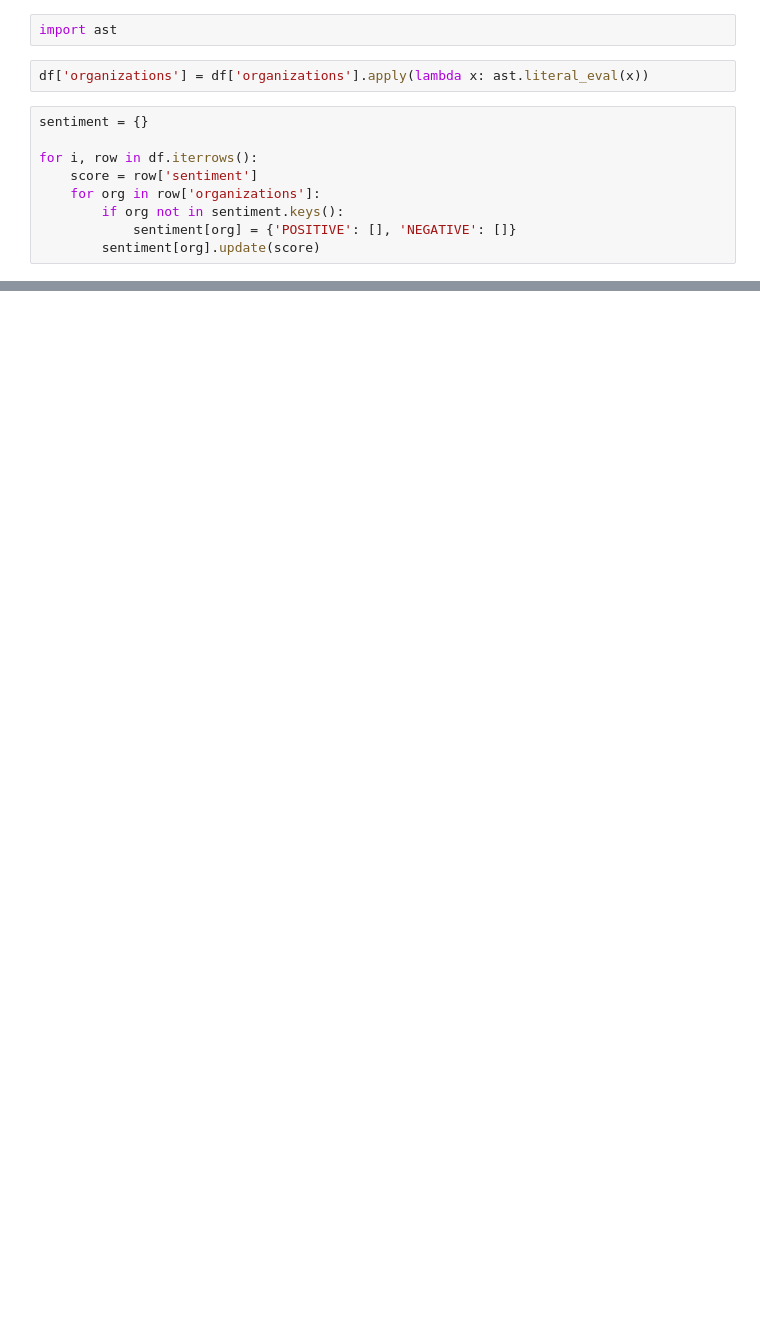
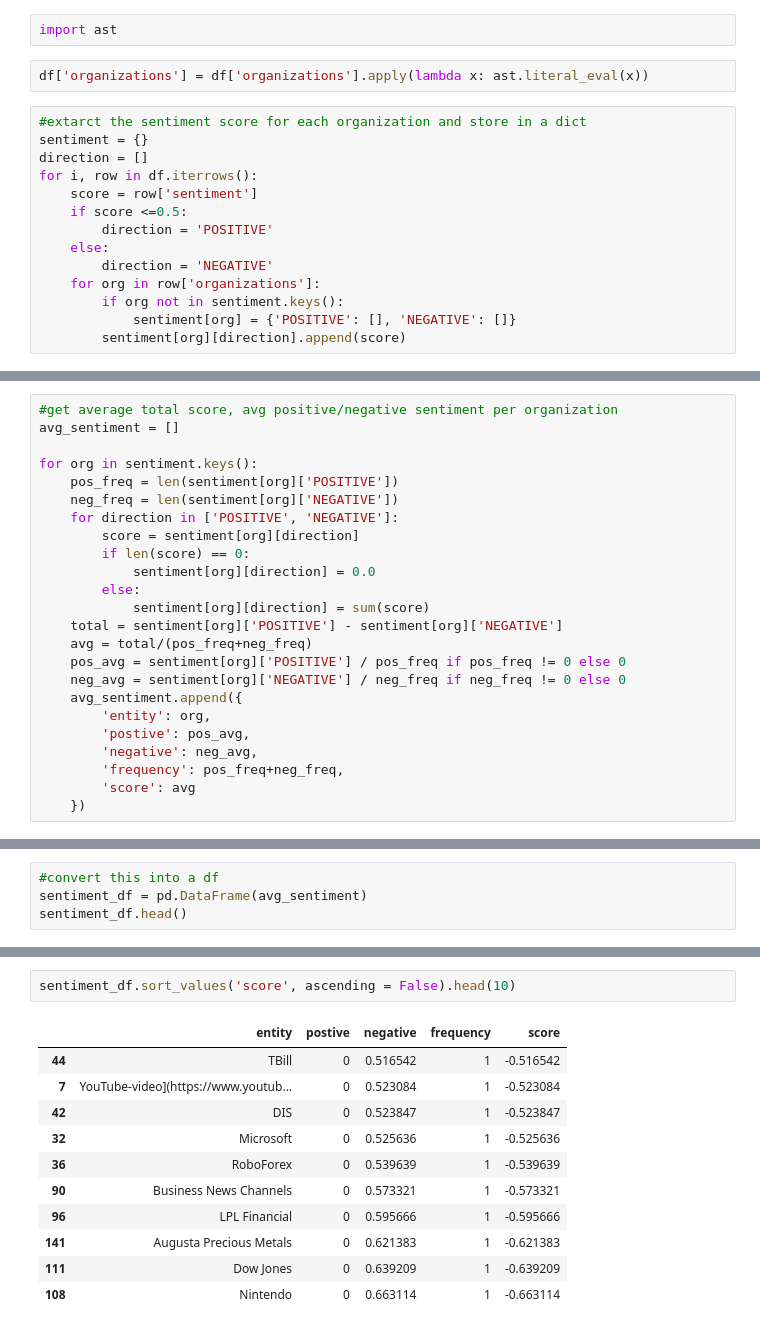
Before and after one commit to Zulaikha1207/Attention-It-s-Transformers---NLP-projects, a Jupyter notebook: Named_Entity_Recognition/intro/NER_with_sentiment.ipynb, the cells around one changed output, grey strips where cells are left out. Saved outputs shown, nothing was run; the diff lists cells and outputs as text; blank space fills up the shorter version.

```diff
--- a/Named_Entity_Recognition/intro/NER_with_sentiment.ipynb
+++ b/Named_Entity_Recognition/intro/NER_with_sentiment.ipynb
@@ -80,11 +48,16 @@ import ast
 # %%
 df['organizations'] = df['organizations'].apply(lambda x: ast.literal_eval(x))
 # %%
+#extarct the sentiment score for each organization and store in a dict
 sentiment = {}
-
+direction = []
 for i, row in df.iterrows():
     score = row['sentiment']
+    if score <=0.5:
+        direction = 'POSITIVE'
+    else:
+        direction = 'NEGATIVE'
     for org in row['organizations']:
         if org not in sentiment.keys():
             sentiment[org] = {'POSITIVE': [], 'NEGATIVE': []}
-        sentiment[org].update(score)
+        sentiment[org][direction].append(score)
@@ -92,0 +88,24 @@ TypeError: 'float' object is not iterable
+# %%
+#get average total score, avg positive/negative sentiment per organization
+avg_sentiment = []
+
+for org in sentiment.keys():
+    pos_freq = len(sentiment[org]['POSITIVE'])
+    neg_freq = len(sentiment[org]['NEGATIVE'])
+    for direction in ['POSITIVE', 'NEGATIVE']:
+        score = sentiment[org][direction]
+        if len(score) == 0:
+            sentiment[org][direction] = 0.0
+        else:
+            sentiment[org][direction] = sum(score)
+    total = sentiment[org]['POSITIVE'] - sentiment[org]['NEGATIVE']
+    avg = total/(pos_freq+neg_freq)
+    pos_avg = sentiment[org]['POSITIVE'] / pos_freq if pos_freq != 0 else 0
+    neg_avg = sentiment[org]['NEGATIVE'] / neg_freq if neg_freq != 0 else 0
+    avg_sentiment.append({
+        'entity': org,
+        'postive': pos_avg,
+        'negative': neg_avg,
+        'frequency': pos_freq+neg_freq,
+        'score': avg
+    })
@@ -92,0 +132,4 @@ TypeError: 'float' object is not iterable
+# %%
+#convert this into a df
+sentiment_df = pd.DataFrame(avg_sentiment)
+sentiment_df.head()
@@ -92,0 +143,14 @@ TypeError: 'float' object is not iterable
+# %%
+sentiment_df.sort_values('score', ascending = False).head(10)
+# %% [output]
+|  | entity | postive | negative | frequency | score |
+| 44 | TBill | 0 | 0.516542 | 1 | -0.516542 |
+| 7 | YouTube-video](https://www.youtub... | 0 | 0.523084 | 1 | -0.523084 |
+| 42 | DIS | 0 | 0.523847 | 1 | -0.523847 |
+| 32 | Microsoft | 0 | 0.525636 | 1 | -0.525636 |
+| 36 | RoboForex | 0 | 0.539639 | 1 | -0.539639 |
+| 90 | Business News Channels | 0 | 0.573321 | 1 | -0.573321 |
+| 96 | LPL Financial | 0 | 0.595666 | 1 | -0.595666 |
+| 141 | Augusta Precious Metals | 0 | 0.621383 | 1 | -0.621383 |
+| 111 | Dow Jones | 0 | 0.639209 | 1 | -0.639209 |
+| 108 | Nintendo | 0 | 0.663114 | 1 | -0.663114 |
```
Also changed, not shown: parts of 12 cells of this notebook.
